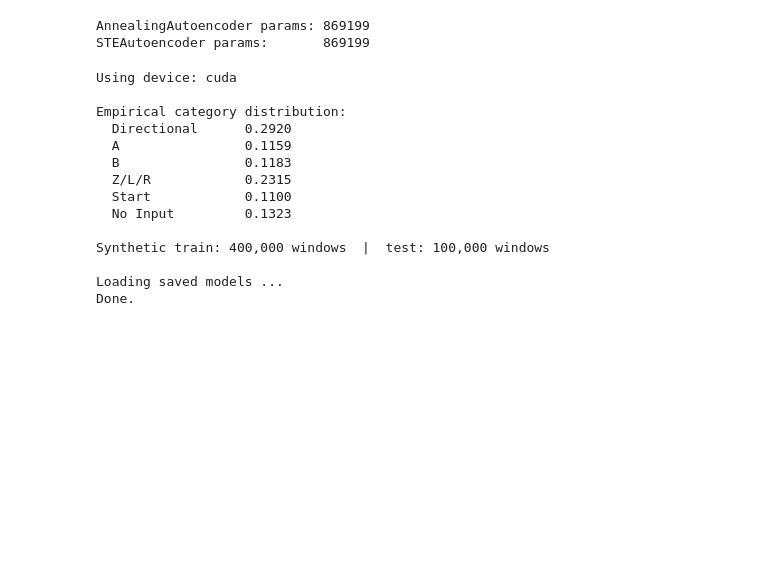
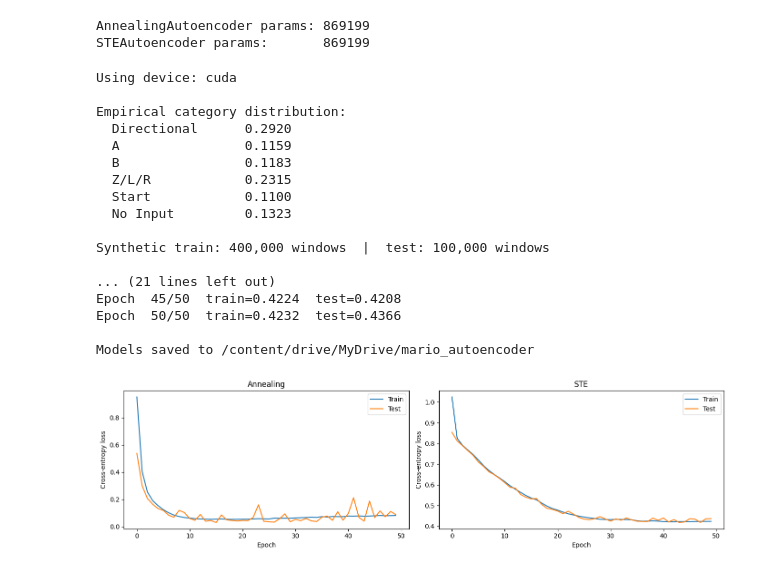
Before and after one commit to arosen64/mario_autoencoder, a Jupyter notebook: main.ipynb, the cells around one changed output. Saved outputs shown, nothing was run; the diff lists cells and outputs as text; code cells hidden in the pictures; blank space fills up the shorter version.

```diff
--- a/main.ipynb
+++ b/main.ipynb
@@ -226,7 +231,6 @@ def plot_activity(tensor, title):
     counts = tensor.sum(dim=0)
     pct    = counts / counts.sum() * 100
 
-    # Sort descending so highest bar is on the left
     order  = pct.argsort(descending=True)
     names  = [CAT_NAMES[i] for i in order]
     values = pct[order].numpy()
@@ -239,11 +243,5 @@ def plot_activity(tensor, title):
     plt.tight_layout()
     plt.show()
 
-offset = 0
-for name, src in zip(dataset.file_names, SOURCES):
-    n = expand_to_sequential(load_m64(src)).shape[0]
-    plot_activity(dataset.data[offset : offset + n], name)
-    offset += n
-
 plot_activity(dataset.data, "Combined (all files)")
 # %% [output]
@@ -279,9 +275,9 @@ Combined (all files)                      H = 2.4683 bits
 # %%
 import torch.nn as nn
 
-LATENT_DIM  = 247
-HIDDEN_DIM  = 512
-INPUT_FLAT  = WINDOW_SIZE * INPUT_DIM
+LATENT_DIM = 247
+HIDDEN_DIM = 512
+INPUT_FLAT = WINDOW_SIZE * INPUT_DIM
 
 
 # ── Method 1: Sigmoid Annealing ───────────────────────────────────────────────
@@ -294,21 +290,23 @@ class AnnealingAutoencoder(nn.Module):
         self.enc2 = nn.Linear(HIDDEN_DIM, LATENT_DIM)
         self.dec1 = nn.Linear(LATENT_DIM, HIDDEN_DIM)
         self.dec2 = nn.Linear(HIDDEN_DIM, INPUT_FLAT)
-        self.beta          = beta_start
         self.beta_start    = beta_start
         self.beta_end      = beta_end
         self.anneal_epochs = anneal_epochs
+        # Register as buffer so state_dict captures the current β value
+        self.register_buffer("beta", torch.tensor(beta_start, dtype=torch.float32))
 
     def step_beta(self, epoch: int):
         t = min(epoch / self.anneal_epochs, 1.0)
-        self.beta = self.beta_start + t * (self.beta_end - self.beta_start)
+        self.beta.fill_(self.beta_start + t * (self.beta_end - self.beta_start))
 
     def forward(self, x):
         h      = torch.relu(self.enc1(x))
         logits = self.enc2(h)
+        z_soft = torch.sigmoid(logits)
         z      = torch.sigmoid(self.beta * logits)
         out    = self.dec2(torch.relu(self.dec1(z)))
-        return out.view(-1, WINDOW_SIZE, INPUT_DIM), z
+        return out.view(-1, WINDOW_SIZE, INPUT_DIM), z, z_soft
 
 
 # ── Method 2: Straight-Through Estimator ─────────────────────────────────────
@@ -326,9 +324,9 @@ class STEAutoencoder(nn.Module):
         logits = self.enc2(h)
         z_soft = torch.sigmoid(logits)
         z_hard = (z_soft > 0.5).float()
-        z      = z_hard - z_soft.detach() + z_soft
+        z      = z_hard - z_soft.detach() + z_soft  # STE
         out    = self.dec2(torch.relu(self.dec1(z)))
-        return out.view(-1, WINDOW_SIZE, INPUT_DIM), z_hard
+        return out.view(-1, WINDOW_SIZE, INPUT_DIM), z_hard, z_soft
 
 
 # ── Loss ──────────────────────────────────────────────────────────────────────
@@ -401,7 +399,7 @@ def train(model, train_loader, test_loader, epochs, lr=LR):
         for (batch,) in train_loader:
             x = batch.to(device)
             optimizer.zero_grad()
-            logits, _ = model(x.view(x.size(0), -1))
+            logits, _, z_soft = model(x.view(x.size(0), -1))
             loss = reconstruction_loss(logits, x)
             loss.backward()
             optimizer.step()
@@ -419,7 +417,7 @@ def train(model, train_loader, test_loader, epochs, lr=LR):
         test_history.append(test_avg)
 
         if (epoch + 1) % 5 == 0:
-            extra = f"  β={model.beta:.2f}" if hasattr(model, "beta") else ""
+            extra = f"  β={model.beta.item():.2f}" if hasattr(model, "beta") else ""
             print(f"Epoch {epoch+1:3d}/{epochs}  train={train_avg:.4f}  test={test_avg:.4f}{extra}")
 
     return train_history, test_history
@@ -430,7 +428,14 @@ ste_model       = STEAutoencoder().to(device)
 
 if SAVE_MODELS and not FORCE_RETRAIN and ANNEALING_PATH.exists() and STE_PATH.exists():
     print("\nLoading saved models ...")
-    annealing_model.load_state_dict(torch.load(ANNEALING_PATH, map_location=device))
+    # strict=False handles older checkpoints saved before beta was a registered buffer
+    missing, unexpected = annealing_model.load_state_dict(
+        torch.load(ANNEALING_PATH, map_location=device), strict=False
+    )
+    if missing:
+        # Old checkpoint didn't save beta — restore the final annealed value
+        annealing_model.beta.fill_(annealing_model.beta_end)
+        print(f"  annealing_model: missing keys {missing} — set β={annealing_model.beta.item():.1f} (beta_end)")
     ste_model.load_state_dict(torch.load(STE_PATH, map_location=device))
     annealing_model.eval()
     ste_model.eval()
@@ -448,32 +453,36 @@ else:
         torch.save(ste_model.state_dict(), STE_PATH)
         print(f"\nModels saved to {MODEL_DIR.resolve()}")
 
 if annealing_train and ste_train:
     fig, axes = plt.subplots(1, 2, figsize=(14, 4))
     for ax, name, tr, te in zip(axes,
                                  ["Annealing", "STE"],
                                  [annealing_train, ste_train],
                                  [annealing_test,  ste_test]):
         ax.plot(tr, label="Train")
         ax.plot(te, label="Test")
         ax.set_xlabel("Epoch")
         ax.set_ylabel("Cross-entropy loss")
         ax.set_title(name)
         ax.legend()
     plt.tight_layout()
     plt.show()
 # %% [output]
 Using device: cuda
 
 Empirical category distribution:
   Directional      0.2920
   A                0.1159
   B                0.1183
   Z/L/R            0.2315
   Start            0.1100
   No Input         0.1323
 
 Synthetic train: 400,000 windows  |  test: 100,000 windows
 
-Loading saved models ...
-Done.
+... (21 lines left out)
+Epoch  45/50  train=0.4224  test=0.4208
+Epoch  50/50  train=0.4232  test=0.4366
+
+Models saved to /content/drive/MyDrive/mario_autoencoder
+[figure, added]
```
Also changed, not shown: parts of 13 cells of this notebook.
